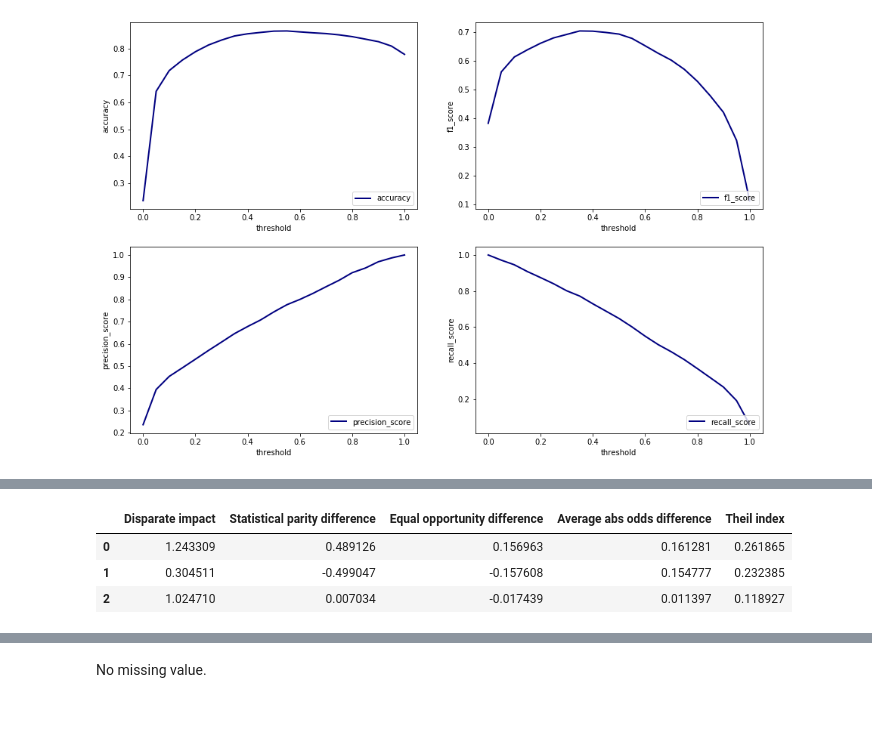
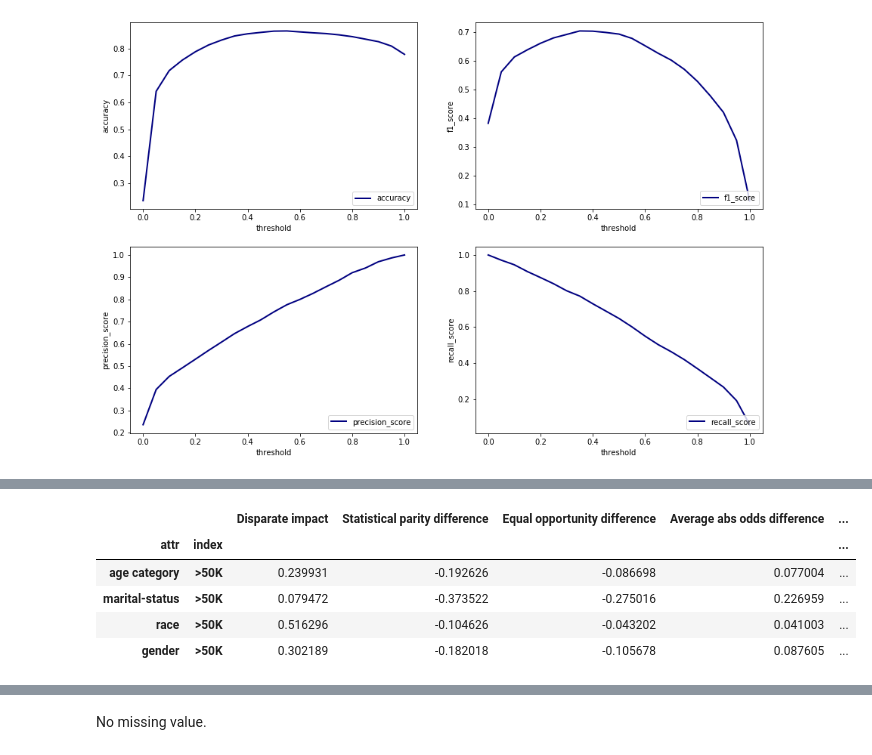
Before and after one commit to Nathanlauga/machine-learning-project-framework-example, a Jupyter notebook: 03_analyse/transparentai.ipynb, the cells around one changed output, grey strips where cells are left out. Drawn from its saved outputs; the diff is of its cells as text; code cells hidden in the pictures; blank space fills up the shorter version.

```diff
--- a/03_analyse/transparentai.ipynb
+++ b/03_analyse/transparentai.ipynb
@@ -113,10 +215,12 @@ privileged_groups = {
     'race': ['White'],
     'gender': ['Male']
 }
+favorable_label = '>50K'
 # %%
 model_bias = ModelBiasMetric(dataset=dataset,
                              preds=preds,
-                             privileged_groups=privileged_groups)
+                             privileged_groups=privileged_groups,
+                             favorable_label=favorable_label)
 # %%
 model_bias.get_bias_metrics(attr='gender')
 # %% [output]
@@ -157,4 +228,0 @@ privileged_groups = {
-# %%
-model_bias = ModelBiasMetric(dataset=dataset,
-                             preds=preds,
-                             privileged_groups=privileged_groups)
@@ -161,7 +233,9 @@ model_bias = ModelBiasMetric(dataset=dataset,
 # %%
-model_bias.get_bias_metrics(attr='gender')
+model_bias.get_bias_metrics()
 # %% [output]
-|  | Disparate impact | Statistical parity difference | Equal opportunity difference | Average abs odds difference | Theil index |
-| 0 | 1.243309 | 0.489126 | 0.156963 | 0.161281 | 0.261865 |
-| 1 | 0.304511 | -0.499047 | -0.157608 | 0.154777 | 0.232385 |
-| 2 | 1.024710 | 0.007034 | -0.017439 | 0.011397 | 0.118927 |
+|  |  | Disparate impact | Statistical parity difference | Equal opportunity difference | Average abs odds difference | ... |
+| attr | index |  |  |  |  | ... |
+| age category | >50K | 0.239931 | -0.192626 | -0.086698 | 0.077004 | ... |
+| marital-status | >50K | 0.079472 | -0.373522 | -0.275016 | 0.226959 | ... |
+| race | >50K | 0.516296 | -0.104626 | -0.043202 | 0.041003 | ... |
+| gender | >50K | 0.302189 | -0.182018 | -0.105678 | 0.087605 | ... |
```
Also changed, not shown: parts of 40 cells of this notebook, 5 other files.
